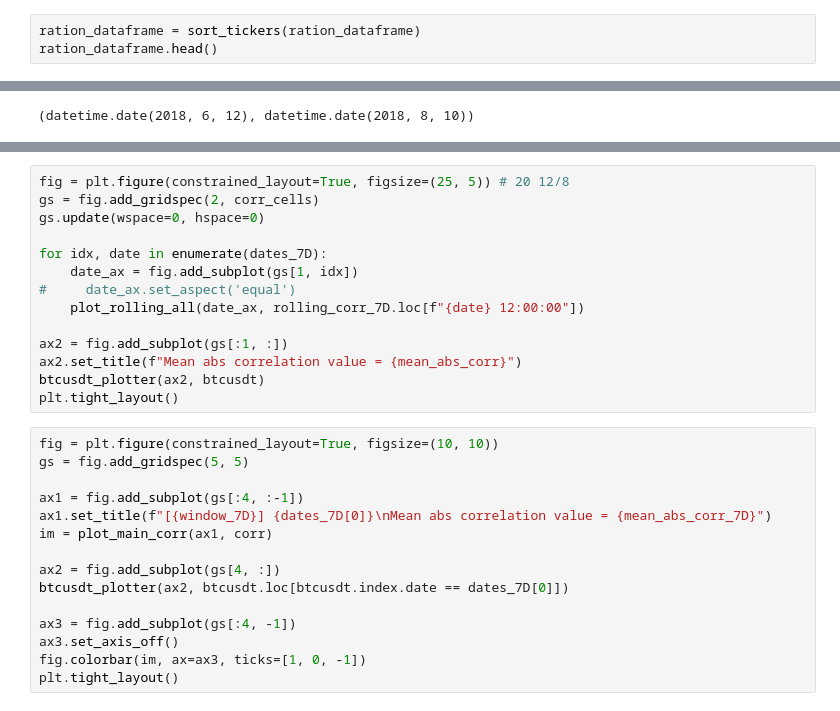
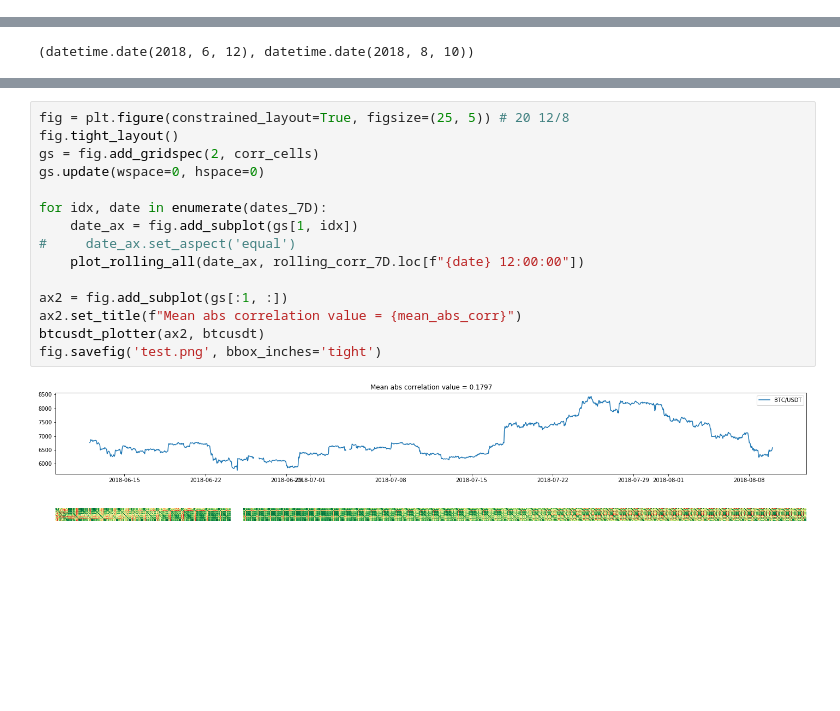
Before and after one commit to madnesspie/binance-correlation-matrix, a Jupyter notebook: correlation-matrix.ipynb, the cells around one changed output, grey strips where cells are left out. Saved outputs shown, nothing was run; the diff lists cells and outputs as text; blank space fills up the shorter version.

```diff
--- a/correlation-matrix.ipynb
+++ b/correlation-matrix.ipynb
@@ -143,3 +37,0 @@ def sort_tickers(df):
-# %%
-ration_dataframe = sort_tickers(ration_dataframe)
-ration_dataframe.head()
@@ -437,29 +405,17 @@ btcusdt
 # %%
 fig = plt.figure(constrained_layout=True, figsize=(25, 5)) # 20 12/8
+fig.tight_layout()
 gs = fig.add_gridspec(2, corr_cells)
 gs.update(wspace=0, hspace=0)
 
 for idx, date in enumerate(dates_7D):
     date_ax = fig.add_subplot(gs[1, idx])
 #     date_ax.set_aspect('equal')
     plot_rolling_all(date_ax, rolling_corr_7D.loc[f"{date} 12:00:00"])
 
 ax2 = fig.add_subplot(gs[:1, :])
 ax2.set_title(f"Mean abs correlation value = {mean_abs_corr}")
 btcusdt_plotter(ax2, btcusdt)
-plt.tight_layout()
+fig.savefig('test.png', bbox_inches='tight')
+# %% [output]
+[figure, added]
-# %%
-fig = plt.figure(constrained_layout=True, figsize=(10, 10))
-gs = fig.add_gridspec(5, 5)
-
-ax1 = fig.add_subplot(gs[:4, :-1])
-ax1.set_title(f"[{window_7D}] {dates_7D[0]}\nMean abs correlation value = {mean_abs_corr_7D}")
-im = plot_main_corr(ax1, corr)
-
-ax2 = fig.add_subplot(gs[4, :])
-btcusdt_plotter(ax2, btcusdt.loc[btcusdt.index.date == dates_7D[0]])
-
-ax3 = fig.add_subplot(gs[:4, -1])
-ax3.set_axis_off()
-fig.colorbar(im, ax=ax3, ticks=[1, 0, -1])
-plt.tight_layout()
```
Also changed, not shown: parts of 68 cells of this notebook.
